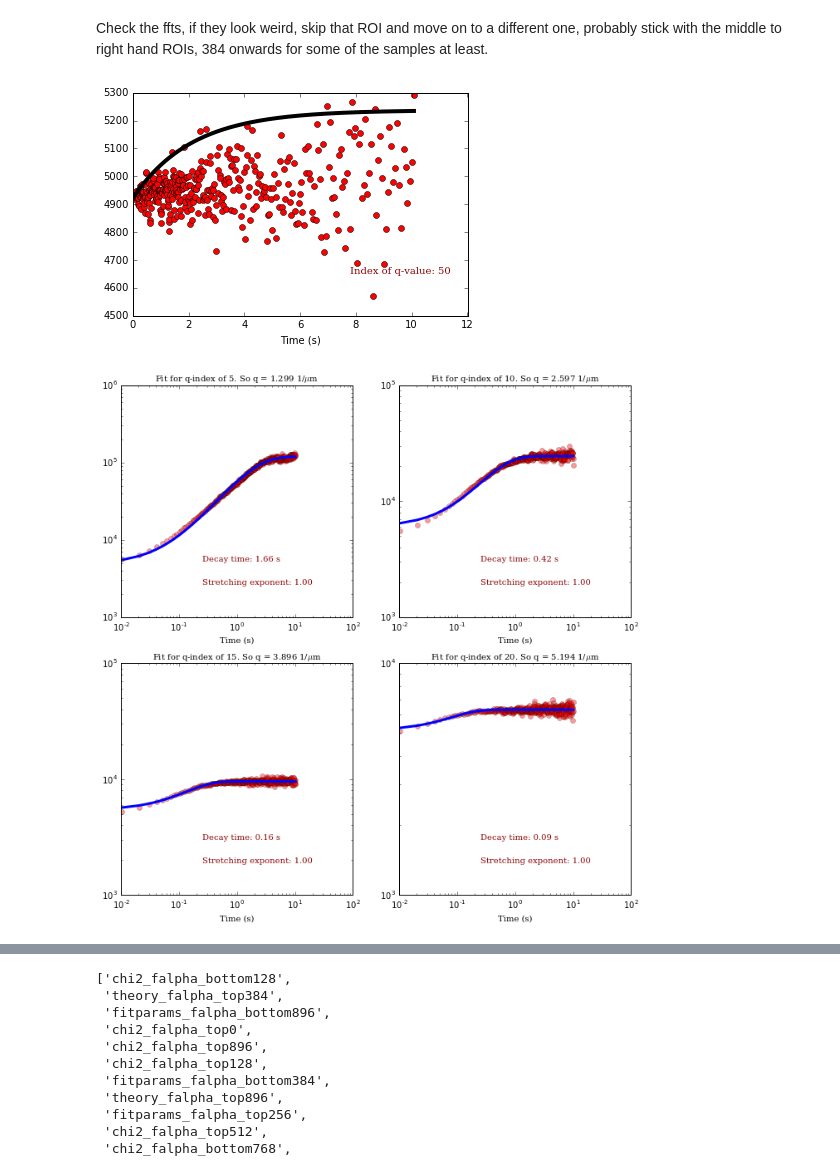
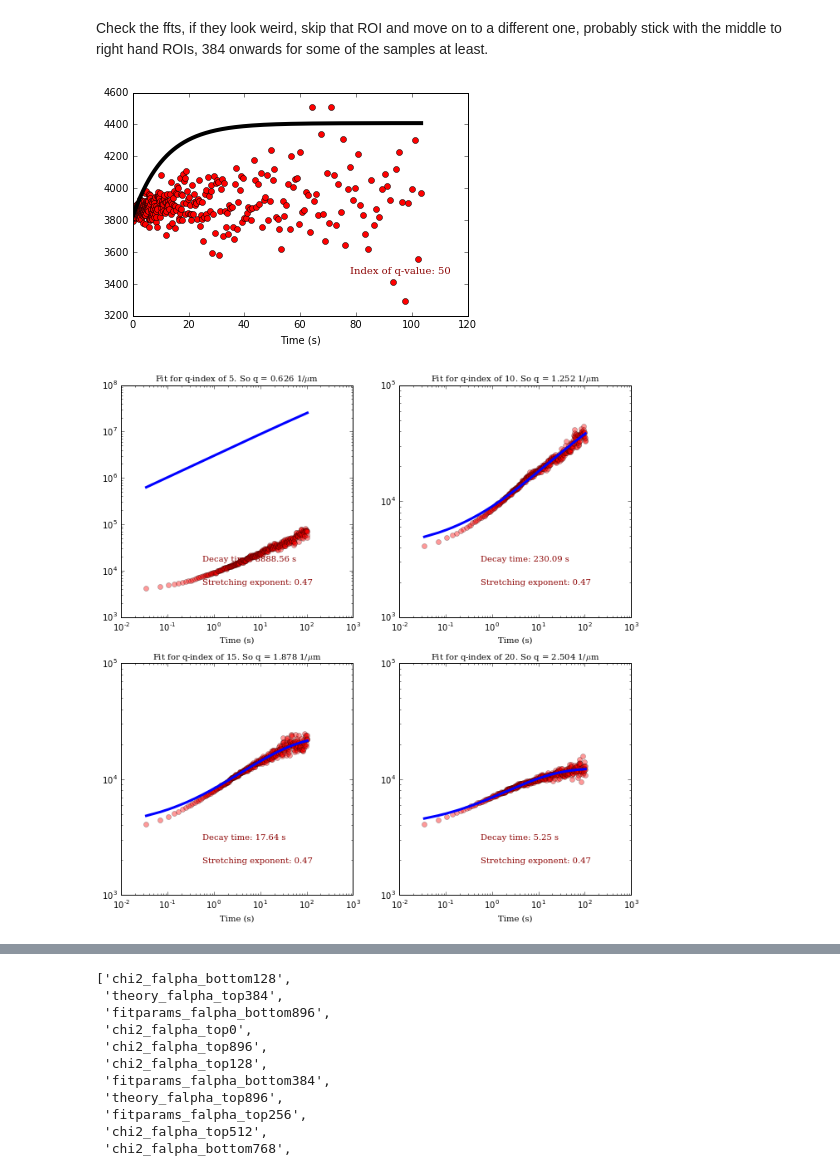
Before and after one commit to rmcgorty/Differential-Dynamic-Microscopy---Python, a Jupyter notebook: DDM analysis for DNA samples.ipynb, the cells around one changed output, grey strips where cells are left out. Drawn from its saved outputs; the diff is of its cells as text; code cells hidden in the pictures.

```diff
--- a/DDM analysis for DNA samples.ipynb
+++ b/DDM analysis for DNA samples.ipynb
@@ -38,14 +38,14 @@ Sample2 = ['0.02mgmlDNA_Buffer_17.5fps_55exp_8000frames', '0.02mgmlDNA_Buffer_49
 Sample = ['0.02mgmlDNA_ActinNetwork_29fps_34exp']
 # %%
 newt = lambda t,s: (1./s)*gamma(1./s)*t
-framerate = 99.0
-px = 0.189
-imDimension = 128
+framerate = 29.0
+px = 0.196
+imDimension = 256
 # %%
 # different ROIs and the video number, change samNumber based upon the number of videos taken for the condition
-ROI = ['0', '128', '256', '384', '512', '640', '768', '896']
+ROI = ['128', '384',  '640']
 samNumber = ['1','2','3','4','5','6','7','8']
-num = 3
+num = 0
 AvgROIs = np.empty(len(ROI))
 # %% [markdown]
 Check the ffts, if they look weird, skip that ROI and move on to a different one, probably stick with the middle to right hand ROIs, 384 onwards for some of the samples at least.
@@ -53,15 +53,13 @@ Check the ffts, if they look weird, skip that ROI and move on to a different one
 ### %matplotlib inline
 mpld3.enable_notebook()
 # Change the directory or data file and change the condition number so the average ROI list can be iterated over
-ss = 1 #changes the video
-c = 7 #changes the ROI
+ss = 0 #changes the video
+c = 2 #changes the ROI
 
-data_dir = "D:\\AllVideos\\"
-#"Z:\\Devynn_Summer2018\\Data\\2018-06-07_DNA\\videos\\"
-#"D:\\videos\\"
-#"Z:\\Devynn_Summer2018\\Data\\2018-06-01_DNA\\AllVideos\\"
+data_dir = "Z:\\Devynn_Summer2018\\Data\\2018-07-11_DNA\\2018-07-11_videos\\Actin\\"
 
-data_file = Sample2[num]+"_"+samNumber[ss]+"_MMStack_Pos0.ome_"+ROI[c]+"_BH_128x128_FFTDIFFS_dts_ravs.p"
+
+data_file = Sample[num]+"_"+samNumber[ss]+"_MMStack_Pos0.ome_"+ROI[c]+"_256x256_FFTDIFFS_dts_ravs.p"
 
 dat = pickle.load(open(data_dir + data_file,'r'))
 ravs = dat['ravs']
@@ -76,22 +72,22 @@ ffts = dat['ffts']
 # %%
 %matplotlib inline
 mpld3.enable_notebook()
 
 q = np.arange(0,imDimension/2)*2*np.pi*(1./(imDimension*px))
 times = dts/framerate
 q_index = 50
-backg = 4920
+backg = 3820
 #We try to use the function `returnReasonableParams` to find reasonable initial guesses for the fitting function
 
 pars,minp,maxp,lmin,lmax,fix = ddm.returnReasonableParams(d=ravs[:,q_index],bg=backg, double=False, fps=framerate)
 plt.plot(times, ravs[:,q_index],'ro') #plot the data
 plt.plot(times, ddm.dTheory(times,*pars), '-k', lw=4) #see how well the initial guess performs
 ax = plt.gca()
 plt.text(0.8, 0.2, 'Index of q-value: %i' % q_index, horizontalalignment='center', verticalalignment='center',
            transform=ax.transAxes, fontdict=font_plt)
 plt.xlabel('Time (s)');
 # %% [output]
-[figure, old version]
+[figure, new version]
 # %%
 def two_rounds_fitting(data, times):
     '''
@@ -100,19 +96,20 @@ def two_rounds_fitting(data, times):
         https://docs.scipy.org/doc/scipy/reference/generated/scipy.optimize.leastsq.html
     Then, it uses the Levenberg-Marquardt method with the mpfit module.
     '''
+    FT = [False,True]
     pars,minp,maxp,lmin,lmax,fix = ddm.returnReasonableParams(d=data, bg=backg, double=False, fps=framerate)
     #Paramters:
     # Amplitude-0, TimeConst-1, Background-2, Alpha (strtching exp), (... same for second exp..))
 
-    minp[3]=0.9
-    maxp[3]=1.0
+    minp[3]=0.42
+    maxp[3]=0.63
     maxp[2]=6000
     minp[2]=0
-    pars[3]=1.0
-    maxp[1] = 100
+    pars[3]=0.47
+    maxp[1] = 10000
     maxp[5] = 100
-    fix[3]=True
-    fix[2]=False
+    fix[3]=FT[1]
+    fix[2]=FT[1]
     minp[6] = 0.5
     maxp[6]=1.0
 
@@ -166,7 +163,7 @@ for i,q_index in enumerate([5,10,15,20]):
     ax.set_title("Fit for q-index of %i. So q = %.3f 1/$\mu$m" % (q_index, q[q_index]), fontdict=font_plt_ax)
     #ax.set_ylim(2.5e3,4.5e3)
 # %% [output]
-[figure, old version]
+[figure, new version]
 # %%
 #Now, we'll do that fit for *all* q-values
 
```
Also changed, not shown: parts of 5 cells of this notebook.
